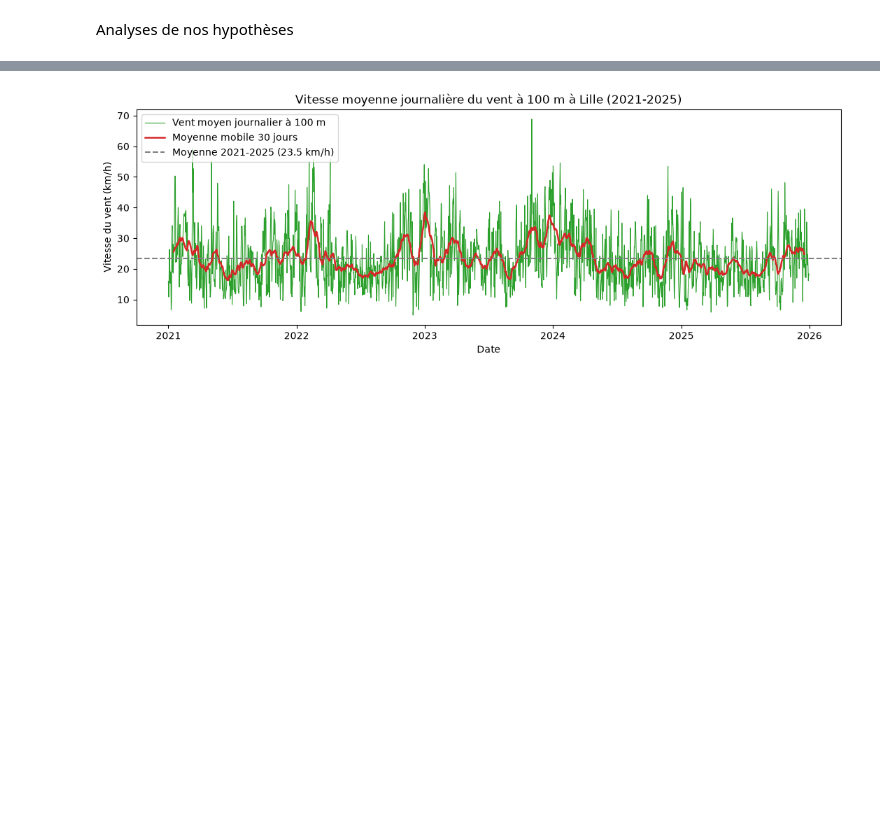
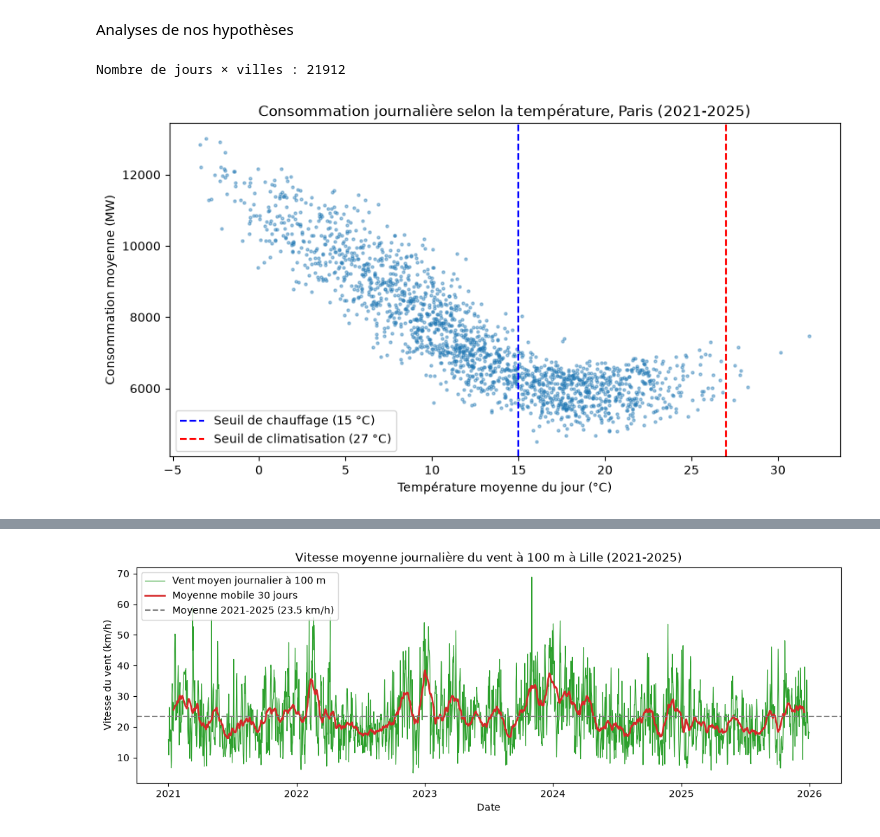
Before and after one commit to Cherif-git-code/Projet-Python-2026-2027, a Jupyter notebook: Rendu_final.ipynb, the cells around one changed output, grey strips where cells are left out. Drawn from its saved outputs; the diff is of its cells as text; code cells hidden in the pictures; blank space fills up the shorter version.

Commit message:
Analyses consommation et solaire

```diff
--- a/Rendu_final.ipynb
+++ b/Rendu_final.ipynb
@@ -213,3 +213,32 @@ La jointure donne 525 816 lignes. On perd les 60 heures absentes d'éCO2mix au p
 Analyses de nos hypothèses
 # %%
 #Consommation
+# %%
+#Hypothèse consommation : on passe à l'échelle du jour pour neutraliser l'effet jour/nuit.
+#Pour chaque ville et chaque jour, on calcule la consommation moyenne et la température moyenne.
+conso_jour = (donnees
+              .groupby(["ville", "jour"])[["consommation", "temperature_2m"]]
+              .mean()
+              .reset_index())
+
+print("Nombre de jours × villes : " + str(len(conso_jour)))
+# %% [output]
+Nombre de jours × villes : 21912
+# %%
+import matplotlib.pyplot as plt
+from src.meteo import SEUIL_FROID, SEUIL_CHAUD
+
+ville = "paris"
+d = conso_jour[conso_jour["ville"] == ville]
+
+fig, ax = plt.subplots(figsize=(10, 5))
+ax.scatter(d["temperature_2m"], d["consommation"], s=5, alpha=0.4)
+ax.axvline(SEUIL_FROID, color="blue", linestyle="--", label="Seuil de chauffage (" + str(SEUIL_FROID) + " °C)")
+ax.axvline(SEUIL_CHAUD, color="red", linestyle="--", label="Seuil de climatisation (" + str(SEUIL_CHAUD) + " °C)")
+ax.set_title("Consommation journalière selon la température, " + ville.capitalize() + " (2021-2025)")
+ax.set_xlabel("Température moyenne du jour (°C)")
+ax.set_ylabel("Consommation moyenne (MW)")
+ax.legend()
+plt.show()
+# %% [output]
+[figure, added]
```
Also changed, not shown: parts of 6 cells of this notebook.
